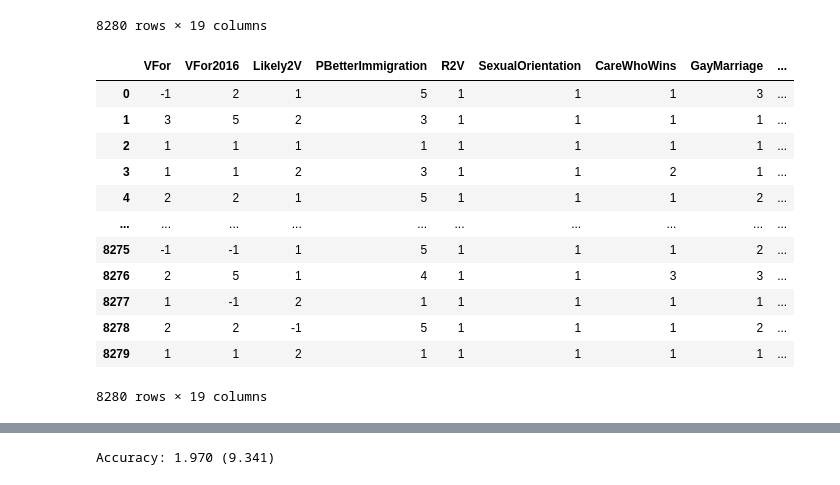
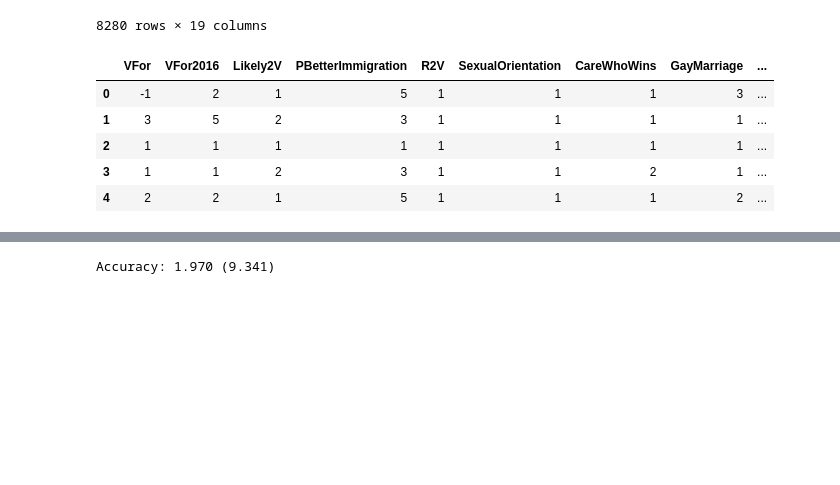
Before and after one commit to jprichmond20/2020ElectionStudy, a Jupyter notebook: 2020 Election Notebook.ipynb, the cells around one changed output, grey strips where cells are left out. Cells and saved outputs as stored; diff of their text form; code cells hidden in the pictures; blank space fills up the shorter version.

```diff
--- a/2020 Election Notebook.ipynb
+++ b/2020 Election Notebook.ipynb
@@ -480,22 +480,17 @@ dfNew
 | 8278 | 2 | 2 | -1 | 5 | 1 | 1 | 1 | 2 | 1 | 3 | 5 | ... |
 | 8279 | 1 | 1 | 2 | 1 | 1 | 1 | 1 | 1 | 5 | 5 | 1 | ... |
 8280 rows × 19 columns
-# %%
-dfNew.rename(columns = {'V202110x': 'VFor','V201103': 'VFor2016' , 'V201100': 'Likely2V', 'V201241':'PBetterImmigration', 'V201008':'R2V', 'V201601':'SexualOrientation', 'V201216':'CareWhoWins', 'V201416':'GayMarriage', 'V201377':'TrustMedia', 'V201511x':'LevelOfEducation', 'V201240':'PBetterHealthcare', 'V201602':'JustifiedPViolence', 'V201627':'SelfCensor', 'V201622':'ConcernedPay4Healthcare', 'V201651':'SatisfiedWLife', 'V201157':'FThermometerR', 'V201036':'CandidatePref', 'V201628':'GunsOwned', 'V201515':'DiplomaOrGED'})
-# %% [output]
-|  | VFor | VFor2016 | Likely2V | PBetterImmigration | R2V | SexualOrientation | CareWhoWins | GayMarriage | ... |
-| 0 | -1 | 2 | 1 | 5 | 1 | 1 | 1 | 3 | ... |
-| 1 | 3 | 5 | 2 | 3 | 1 | 1 | 1 | 1 | ... |
-| 2 | 1 | 1 | 1 | 1 | 1 | 1 | 1 | 1 | ... |
-| 3 | 1 | 1 | 2 | 3 | 1 | 1 | 2 | 1 | ... |
-| 4 | 2 | 2 | 1 | 5 | 1 | 1 | 1 | 2 | ... |
-| ... | ... | ... | ... | ... | ... | ... | ... | ... | ... |
-| 8275 | -1 | -1 | 1 | 5 | 1 | 1 | 1 | 2 | ... |
-| 8276 | 2 | 5 | 1 | 4 | 1 | 1 | 3 | 3 | ... |
-| 8277 | 1 | -1 | 2 | 1 | 1 | 1 | 1 | 1 | ... |
-| 8278 | 2 | 2 | -1 | 5 | 1 | 1 | 1 | 2 | ... |
-| 8279 | 1 | 1 | 2 | 1 | 1 | 1 | 1 | 1 | ... |
-8280 rows × 19 columns
+# %%
+dfNew = dfNew.rename(columns = {'V202110x': 'VFor','V201103': 'VFor2016' , 'V201100': 'Likely2V', 'V201241':'PBetterImmigration', 'V201008':'R2V', 'V201601':'SexualOrientation', 'V201216':'CareWhoWins', 'V201416':'GayMarriage', 'V201377':'TrustMedia', 'V201511x':'LevelOfEducation', 'V201240':'PBetterHealthcare', 'V201602':'JustifiedPViolence', 'V201627':'SelfCensor', 'V201622':'ConcernedPay4Healthcare', 'V201651':'SatisfiedWLife', 'V201157':'FThermometerR', 'V201036':'CandidatePref', 'V201628':'GunsOwned', 'V201515':'DiplomaOrGED'})
+# %%
+dfNew.head()
+# %% [output]
+|  | VFor | VFor2016 | Likely2V | PBetterImmigration | R2V | SexualOrientation | CareWhoWins | GayMarriage | ... |
+| 0 | -1 | 2 | 1 | 5 | 1 | 1 | 1 | 3 | ... |
+| 1 | 3 | 5 | 2 | 3 | 1 | 1 | 1 | 1 | ... |
+| 2 | 1 | 1 | 1 | 1 | 1 | 1 | 1 | 1 | ... |
+| 3 | 1 | 1 | 2 | 3 | 1 | 1 | 2 | 1 | ... |
+| 4 | 2 | 2 | 1 | 5 | 1 | 1 | 1 | 2 | ... |
 # %%
 mod = smf.ols(formula='VFor ~ 1 + VFor2016 + Likely2V + PBetterImmigration + R2V + SexualOrientation + CareWhoWins + GayMarriage + TrustMedia + LevelOfEducation + PBetterHealthcare + JustifiedPViolence + SelfCensor + ConcernedPay4Healthcare + SatisfiedWLife + FThermometerR + CandidatePref + GunsOwned + DiplomaOrGED', data = dfNew)
 res = mod.fit()
```
Also changed, not shown: parts of 44 cells of this notebook.
